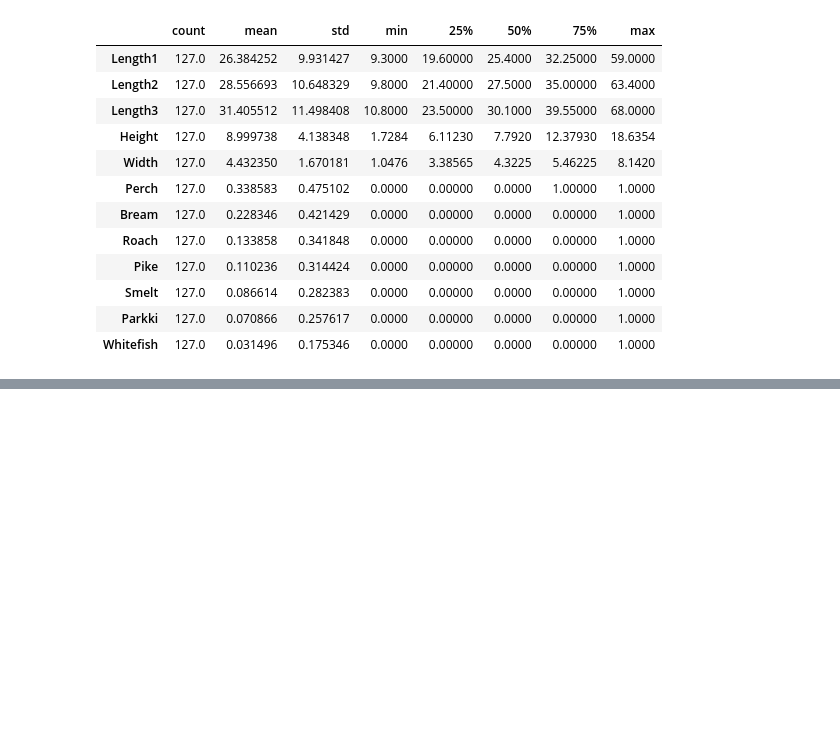
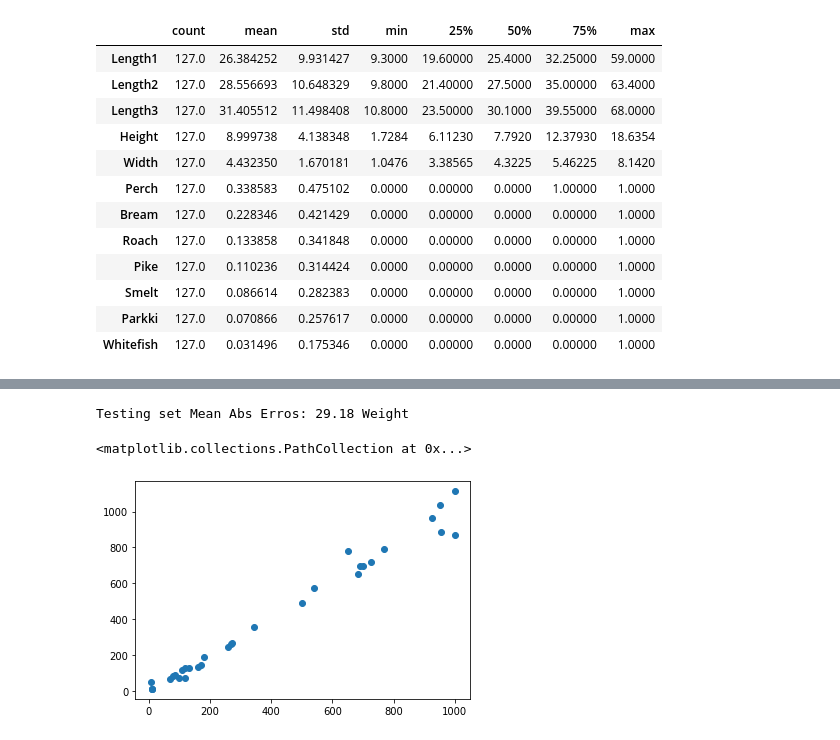
Before and after one commit to bhattronak1/ML-Tensorflow-project, a Jupyter notebook: Fish_Market_Linear_Regression.ipynb, the cells around one changed output, grey strips where cells are left out. Drawn from its saved outputs; the diff is of its cells as text; code cells hidden in the pictures; blank space fills up the shorter version.

```diff
--- a/Fish_Market_Linear_Regression.ipynb
+++ b/Fish_Market_Linear_Regression.ipynb
@@ -83,0 +87,20 @@ train_stat
+# %%
+def norm(x):
+  return (x-train_stat['mean'])/train_stat['std']
+
+norm_train_dataset=norm(train_dataset)
+norm_test_dataset=norm(test_dataset)
+# %%
+def build_model():
+
+  model=keras.Sequential([
+         layers.Dense(64, activation=tf.nn.relu, input_shape=[len(train_dataset.keys())]),
+         layers.Dense(64, activation=tf.nn.relu),
+         layers.Dense(1)
+  ])
+
+  optimizer = tf.keras.optimizers.RMSprop(0.001)
+
+  model.compile(loss='mse', optimizer=optimizer, metrics=['mae','mse'])
+
+  return model
@@ -83,0 +173,11 @@ train_stat
+# %%
+loss, mae, mse = model.evaluate(norm_test_dataset, test_label, verbose=0)
+print("Testing set Mean Abs Erros: {:5.2f} Weight".format(mae))
+# %% [output]
+Testing set Mean Abs Erros: 29.18 Weight
+# %%
+test_predictions= model.predict(norm_test_dataset).flatten()
+plt.scatter(test_label, test_predictions)
+# %% [output]
+<matplotlib.collections.PathCollection at 0x...>
+[figure, added]
```
Also changed, not shown: parts of 7 cells of this notebook.
